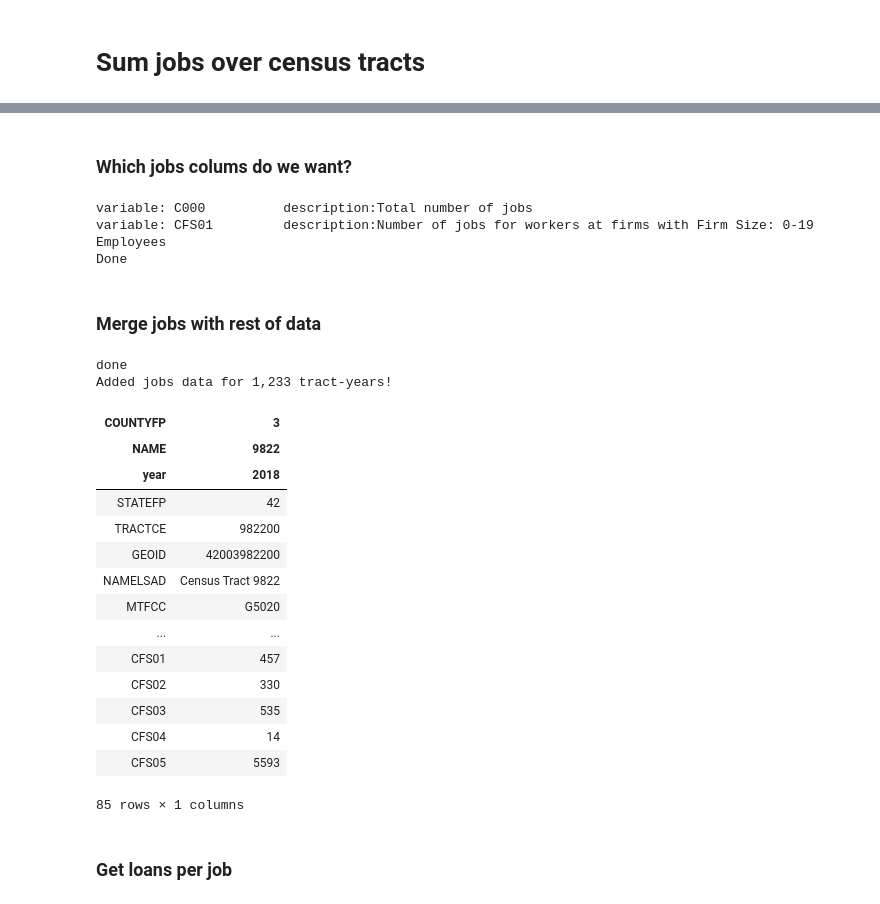
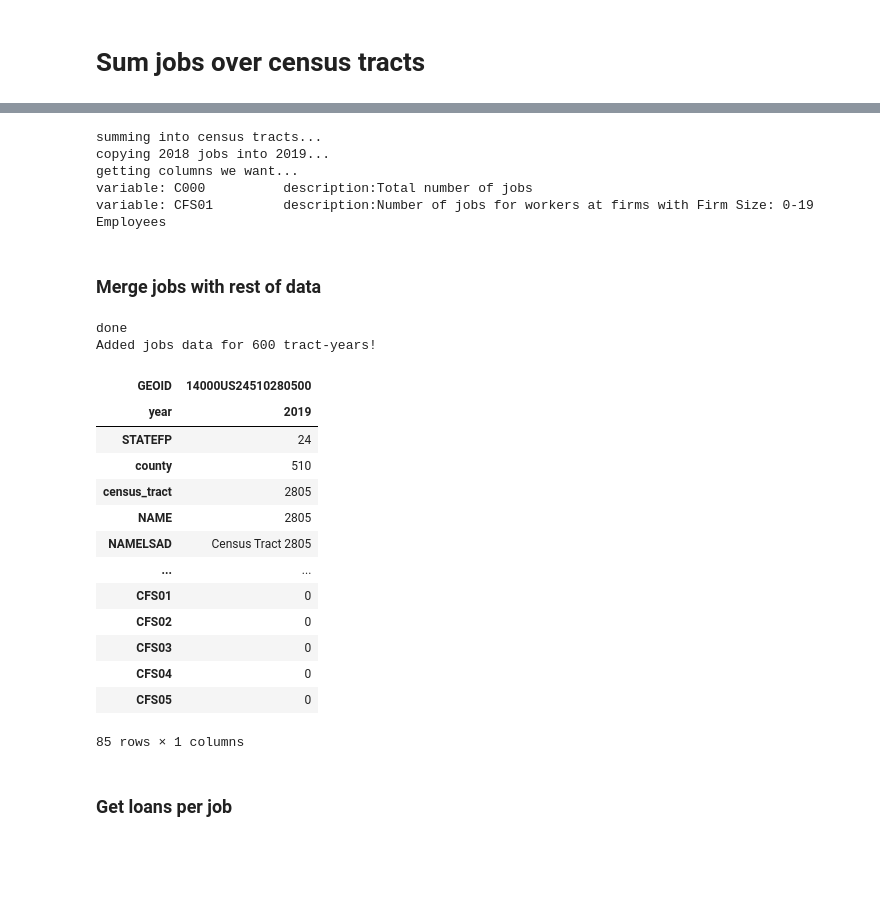
Before and after one commit to raddick/community_reinvestment_act, a Jupyter notebook: 6. Get city data.ipynb, the cells around one changed output, grey strips where cells are left out. Cells and saved outputs as stored; diff of their text form; code cells hidden in the pictures; blank space fills up the shorter version.

```diff
--- a/6. Get city data.ipynb
+++ b/6. Get city data.ipynb
@@ -58,7 +65,7 @@ Now in directory: /home/idies/workspace/Storage/raddick/Baltimore/community_rein
 ok
 # %%
 s = time.time()
-years = np.arange(2018, 2009, -1)
+years = np.arange(latest_year, earliest_year-1, -1)
 
 if (city == 'Baltimore'):
     thestate = 24
@@ -814,7 +659,24 @@ Added 136 tracts for 2018 in 3 minutes 38 seconds!
-# %% [markdown]
-### Which jobs colums do we want?
 # %%
-s = time.time()
+# print('getting from backup...')
+# city_raw_jobs_df_bk = city_raw_jobs_df
+
+sum_columns = [x for x in city_raw_jobs_df.columns if x[0] == 'C']
+
+city_jobs_df = pandas.DataFrame(data=None, columns=sum_columns)
+
+print('summing into census tracts...')
+for x in sum_columns:
+#    print('summing {0:} across census tracts...'.format(x))
+    city_jobs_df.loc[:, x] = city_raw_jobs_df.groupby(['GEOID', 'year'])[x].sum()
+
+print('copying 2018 jobs into 2019...')
+city_jobs_2019_df = city_jobs_df.xs(2018, level='year').reset_index()
+city_jobs_2019_df = city_jobs_2019_df.assign(year = 2019).set_index(['GEOID', 'year'])
+city_jobs_df = pandas.concat((city_jobs_df, city_jobs_2019_df), axis=0)
+city_jobs_df
+
+print('getting columns we want...')
+
 jobs_metadata_df = pandas.read_csv(code_lookup_dir+'wac_jobs_metadata.csv', encoding='utf-8', index_col='varnum')
 jobs_metadata_df = jobs_metadata_df.set_index('variable')
 
@@ -833,63 +695,62 @@ jobs_columns += ['CFA04', 'CFA05', 'CFS01', 'CFS02', 'CFS03', 'CFS04', 'CFS05']
 #city_jobs_df = city_jobs_df.rename(columns={'C000': 'totaljobs', 'CFS01': 'sbjobs'})
 jobs_columns_we_want = ['C000', 'CFS01']
 
+# print('backing up...')
+# city_jobs_df_bk = city_jobs_df
+
 e = time.time()
 g = g + (e-s)
 for x in city_jobs_df[jobs_columns_we_want].columns:
     print('variable: {0:}\t\tdescription:{1:}'.format(x, jobs_metadata_df['description'][jobs_metadata_df.index == x].tolist()[0]))
-#city_jobs_df.index.names
-#print('keeping only the jobs we want...')
-#city_jobs_df = city_jobs_df[jobs_columns_we_want]
-#city_jobs_df
-print('Done')
 # %% [output]
+summing into census tracts...
+copying 2018 jobs into 2019...
+getting columns we want...
 variable: C000          description:Total number of jobs
 variable: CFS01         description:Number of jobs for workers at firms with Firm Size: 0-19 Employees
-Done
 # %% [markdown]
 ### Merge jobs with rest of data
 # %%
 s = time.time()
-
-# print('gettng from bckup...')
+# print('getting from backup...')
 # data_gdf = data_gdf_bk
 # city_jobs_df = city_jobs_df_bk
+
 
 #data_gdf.head(1).T #['COUNTYFP','NAME','year']
 data_gdf = data_gdf.join(city_jobs_df)
 
-for x in jobs_columns_we_want:
-    data_gdf.loc[:, x] = data_gdf[x].fillna(0)
+# for x in jobs_columns_we_want:
+#     data_gdf.loc[:, x] = data_gdf[x].fillna(0)
 
 data_gdf = data_gdf.sort_index()
 
 print('done')
 
 e = time.time()
 g = g + (e-s)
 print('Added jobs data for {0:,.0f} tract-years!'.format(len(data_gdf[data_gdf['CFS01'].notnull()])))
 
 # print('backing up...')
 # data_gdf_bk = data_gdf
 
 data_gdf.tail(1).T
 # %% [output]
 done
-Added jobs data for 1,233 tract-years!
+Added jobs data for 600 tract-years!
-| COUNTYFP | 3 |
-| NAME | 9822 |
-| year | 2018 |
-| STATEFP | 42 |
-| TRACTCE | 982200 |
-| GEOID | 42003982200 |
-| NAMELSAD | Census Tract 9822 |
-| MTFCC | G5020 |
+| GEOID | 14000US24510280500 |
+| year | 2019 |
+| STATEFP | 24 |
+| county | 510 |
+| census_tract | 2805 |
+| NAME | 2805 |
+| NAMELSAD | Census Tract 2805 |
 | ... | ... |
-| CFS01 | 457 |
-| CFS02 | 330 |
-| CFS03 | 535 |
-| CFS04 | 14 |
-| CFS05 | 5593 |
+| CFS01 | 0 |
+| CFS02 | 0 |
+| CFS03 | 0 |
+| CFS04 | 0 |
+| CFS05 | 0 |
 85 rows × 1 columns
 # %% [markdown]
 ### Get loans per job
```
Also changed, not shown: parts of 43 cells of this notebook, 1 other file.
